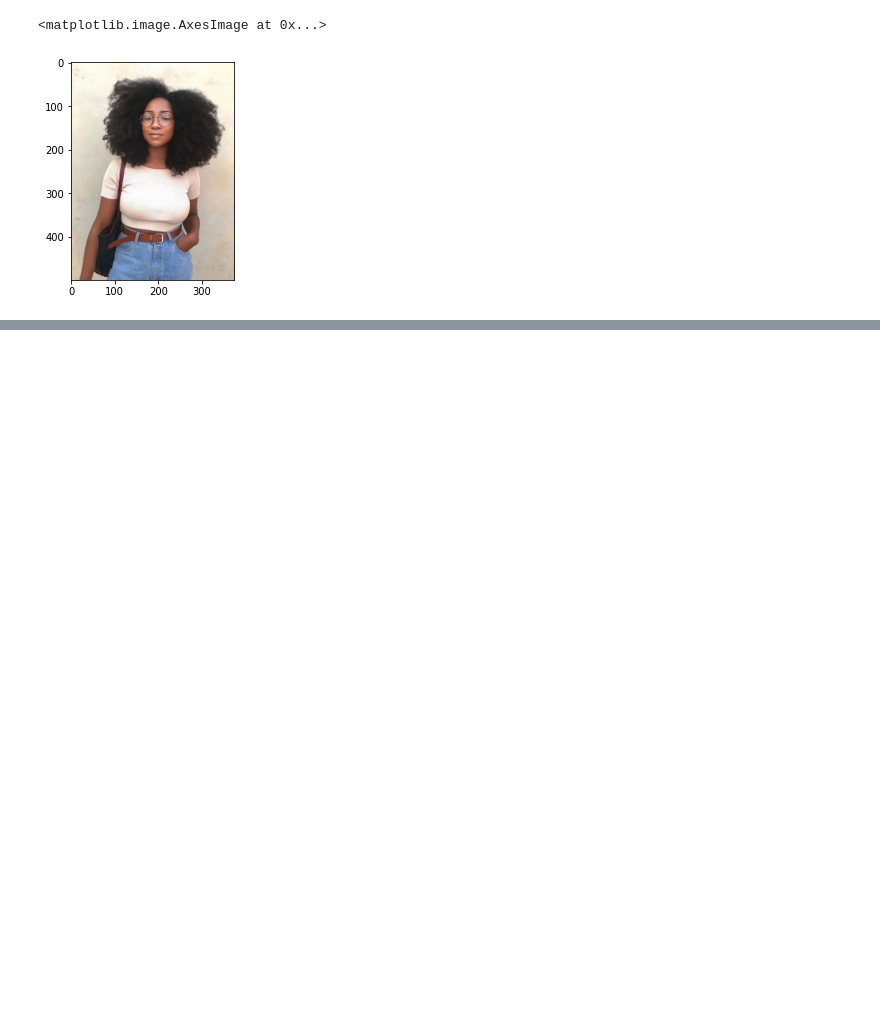
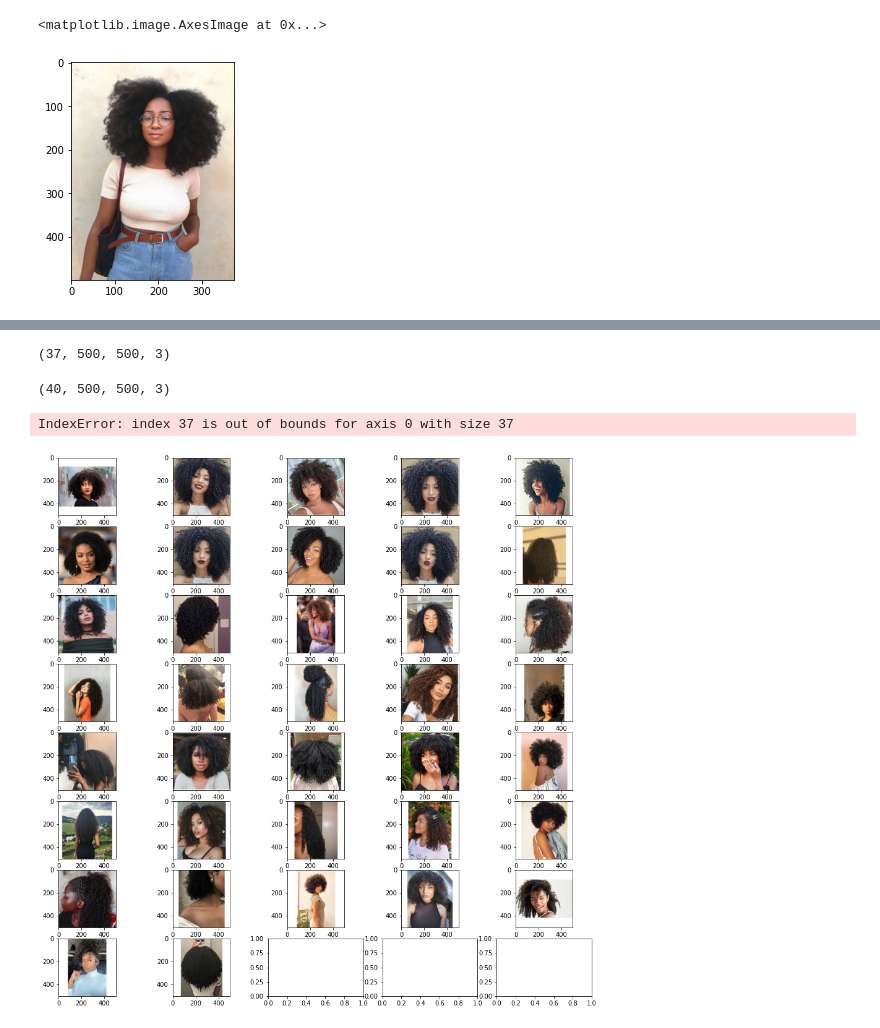
Before and after one commit to Aymeric-B/elle_ebene, a Jupyter notebook: notebooks/aymeric/Base_predict.ipynb, the cells around one changed output, grey strips where cells are left out. Saved outputs shown, nothing was run; the diff lists cells and outputs as text; code cells hidden in the pictures; blank space fills up the shorter version.

```diff
--- a/notebooks/aymeric/Base_predict.ipynb
+++ b/notebooks/aymeric/Base_predict.ipynb
@@ -24,4 +27,6 @@ plt.imshow(img)
 # %% [output]
 <matplotlib.image.AxesImage at 0x...>
 [figure]
+# %%
+predictor = Predict()
 # %%
@@ -51,0 +120,23 @@ baseline(img)
+# %%
+type3_numpy_imgs = np.asarray(squared_imgs(to_numpy_rgb([resize_img(img, RESIZING_DIM) for img in type3_imgs])))
+type4_numpy_imgs = np.asarray(squared_imgs(to_numpy_rgb([resize_img(img, RESIZING_DIM) for img in type4_imgs])))
+# %%
+wrong_4 = type4_numpy_imgs[pred4 == 0]
+wrong_3 = type3_numpy_imgs[pred3  == 1]
+# %%
+wrong_3.shape
+# %% [output]
+(37, 500, 500, 3)
+# %%
+wrong_4.shape
+# %% [output]
+(40, 500, 500, 3)
+# %%
+fig, axs = plt.subplots(nrows=8, ncols=5, figsize = (16,16))
+for i in range(8):
+    for j in range(5):
+        axs[i,j].imshow(wrong_3[i*5+j])
+plt.show()
+# %% [output]
+IndexError: index 37 is out of bounds for axis 0 with size 37
+[figure, added]
```
Also changed, not shown: parts of 21 cells of this notebook, 1 other file.
